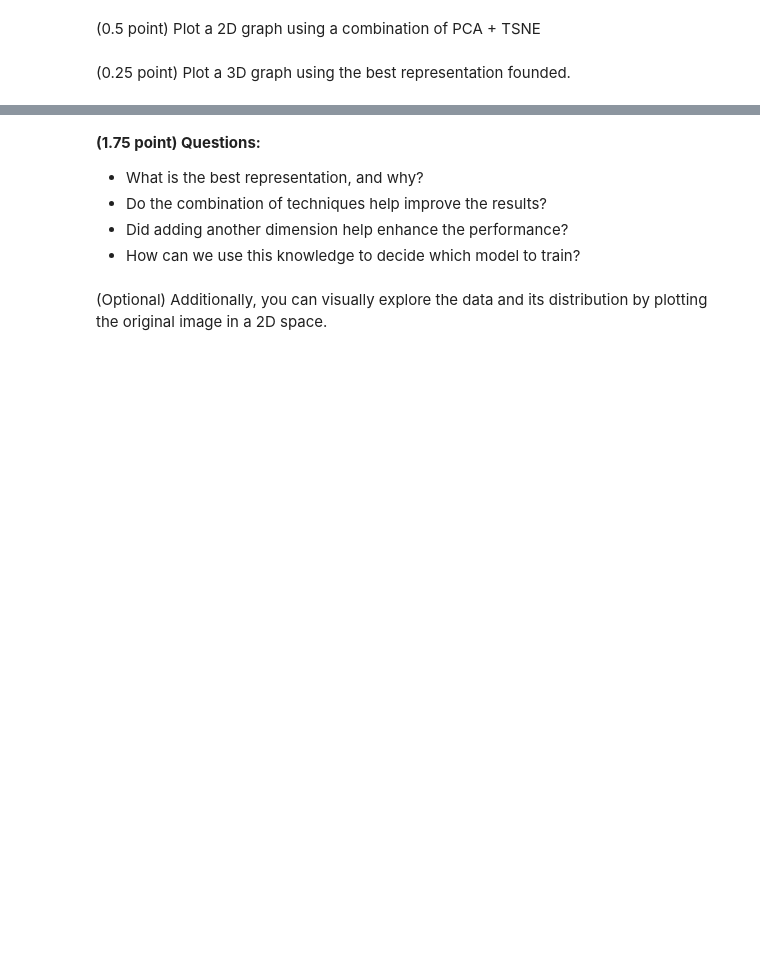
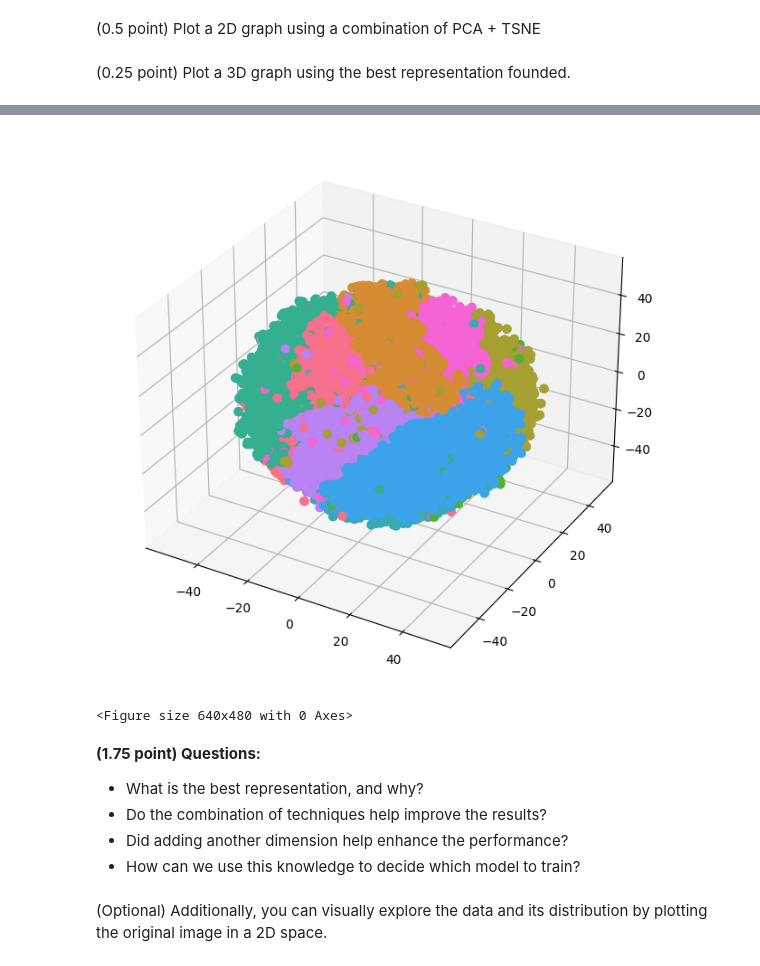
Before and after one commit to GabrielBG0/MLPR-Unicamp, a Jupyter notebook: T3/T3_Unsupervised_Learning.ipynb, the cells around one changed output, grey strips where cells are left out. Drawn from its saved outputs; the diff is of its cells as text; code cells hidden in the pictures; blank space fills up the shorter version.

```diff
--- a/T3/T3_Unsupervised_Learning.ipynb
+++ b/T3/T3_Unsupervised_Learning.ipynb
@@ -144,0 +173,12 @@ sns.scatterplot(data=reduced_df, x=0, y=1, hue='label', palette="tab10")
+# %%
+# TODO: 3D Graph
+
+tsne = TSNE(n_components=3, learning_rate='auto', init='random', perplexity=3)
+
+reducted = tsne.fit_transform(X)
+
+reduced_df = pd.DataFrame(reducted)
+
+reduced_df["label"] = y
+
+reduced_df
@@ -145,3 +199,19 @@ sns.scatterplot(data=reduced_df, x=0, y=1, hue='label', palette="tab10")
+# %%
+from mpl_toolkits.mplot3d import Axes3D
+from matplotlib.colors import ListedColormap
+
+fig = plt.figure(figsize=(6,6))
+ax = Axes3D(fig, auto_add_to_figure=False)
+fig.add_axes(ax)
+
+cmap = ListedColormap(sns.color_palette("husl", 256).as_hex())
+
+sc = ax.scatter(reduced_df[0], reduced_df[1], reduced_df[2], s=40, c=y, marker='o', cmap=cmap, alpha=1)
+
+plt.show ()
+# %% [output]
+[figure, added]
+<Figure size 640x480 with 0 Axes>
 # %% [markdown]
 **(1.75 point) Questions:**
 - What is the best representation, and why?
```
Also changed, not shown: parts of 11 cells of this notebook.
